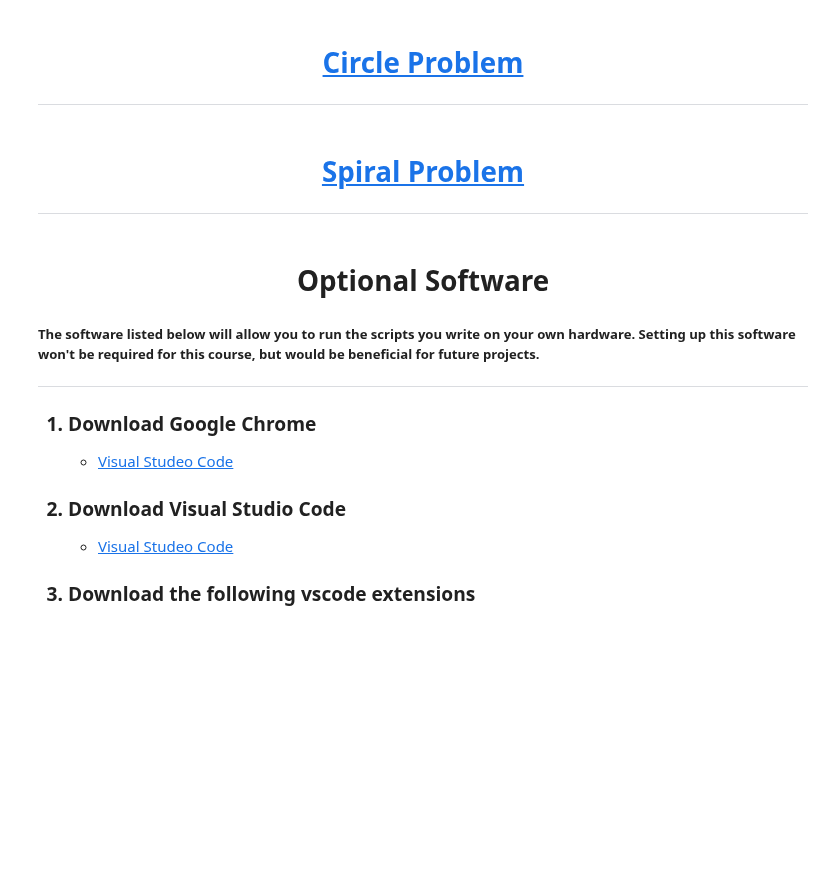
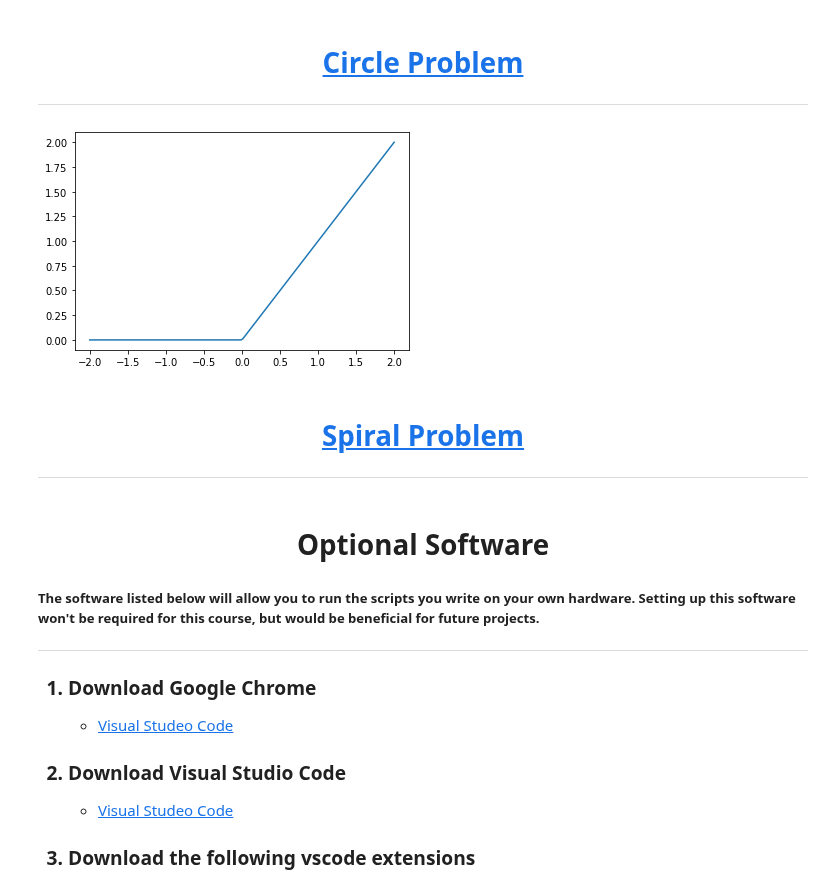
Before and after one commit to knpatel2/ai-webdev, a Jupyter notebook: lessons/lesson-01/lesson-01.knpatel2.ipynb, the cells around one changed output. Saved outputs shown, nothing was run; the diff lists cells and outputs as text; code cells hidden in the pictures; blank space fills up the shorter version.

```diff
--- a/lessons/lesson-01/lesson-01.knpatel2.ipynb
+++ b/lessons/lesson-01/lesson-01.knpatel2.ipynb
@@ -148,5 +153,14 @@ plot(sigmoid, bounds=[-5, 5])
 # <center><a href='https://playground.tensorflow.org/#activation=sigmoid&batchSize=10&dataset=circle&regDataset=reg-plane&learningRate=0.03&regularizationRate=0&noise=0&networkShape=8&seed=0.48066&showTestData=false&discretize=false&percTrainData=50&x=true&y=true&xTimesY=false&xSquared=false&ySquared=false&cosX=false&sinX=false&cosY=false&sinY=false&collectStats=false&problem=classification&initZero=false&hideText=false'>Circle Problem</a></center>
 
 ---
+# %%
+# create the relu activation function
+def relu(x):
+  if x <= 0:
+    return 0
+  return x
 # %%
-# create the relu activation function
+# plot the relu activation function
+plot(relu)
+# %% [output]
+[figure, added]
```
Also changed, not shown: parts of 5 cells of this notebook.
